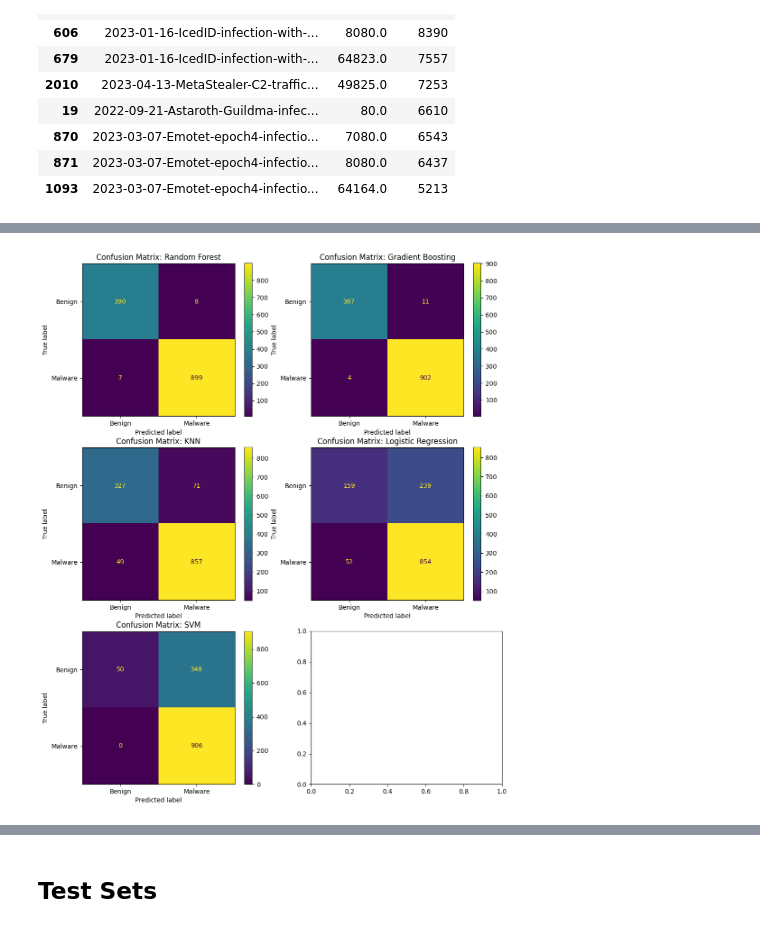
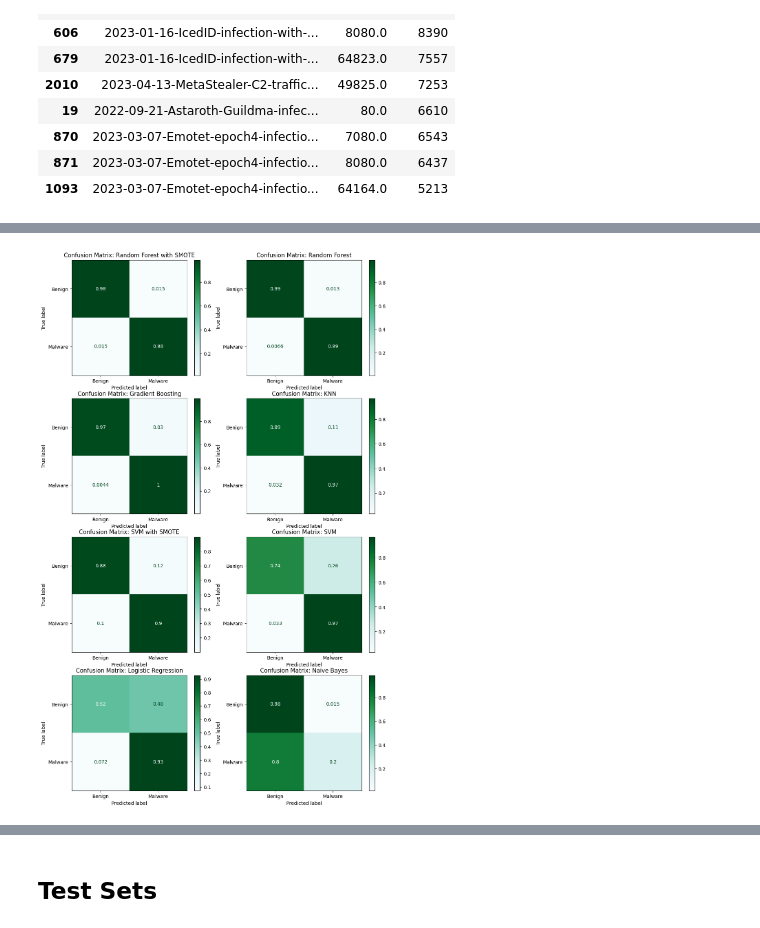
Before and after one commit to khannay/mdetect, a Jupyter notebook: nbs/00_core.ipynb, the cells around one changed output, grey strips where cells are left out. Drawn from its saved outputs; the diff is of its cells as text; code cells hidden in the pictures.

```diff
--- a/nbs/00_core.ipynb
+++ b/nbs/00_core.ipynb
@@ -885,6 +866,0 @@ features_names  += ['src_port', 'dst_port', 'protocol'] + ['header_' + str(i) fo
-# %%
-
-Xm = np.vstack([collect_flow_stats(f) for f in malware_files])
-Xb = np.vstack([collect_flow_stats(f) for f in benign_files])
-X = np.vstack([Xm, Xb])
-y = np.array([1] * Xm.shape[0] + [0] * Xb.shape[0])
@@ -890,0 +916,2 @@ y = np.array([1] * Xm.shape[0] + [0] * Xb.shape[0])
+# %%
+X,y = load_training_validation(MPATH, BPATH, load=True, save=True)
@@ -1017,13 +1063,26 @@ def evaluate(candidate: ModelCandidate, # sklearn Classifier to evaluate
 
     candidate.model = model
     return ModelMetrics(candidate, **metrics)
+# %%
+svm_pipe = imbPipeline([('resample', SMOTENC(categorical_features=[8,9,10])),
+                        ('scaler', StandardScaler()),
+                        ('model', SVC(random_state=42, probability=True, kernel='rbf'))
+                        ])
+
+rf_pipe = imbPipeline([('resample', SMOTENC(categorical_features=[8,9,10])),
+                       ('model', RandomForestClassifier(n_estimators = 30, random_state=42)),
+                       ])
 # %%
 
-candidate_models = [ ModelCandidate(RandomForestClassifier(n_estimators=30, random_state=42), "Random Forest"),
+candidate_models = [ ModelCandidate(rf_pipe, "Random Forest with SMOTE"),
+                    ModelCandidate(RandomForestClassifier(n_estimators=30, random_state=42), "Random Forest"),
                     ModelCandidate(GradientBoostingClassifier(n_estimators=300, learning_rate=1.0, max_depth=1, random_state=42), "Gradient Boosting"),
-                    ModelCandidate(LogisticRegression(max_iter=10_000), "Logistic Regression"),
-                    ModelCandidate(SVC(random_state=42, probability=True), "SVM"),
-                    ModelCandidate(KNeighborsClassifier(n_neighbors=3), "KNN"),
+                    ModelCandidate(Pipeline([('scaler', StandardScaler()), ('model', SVC(random_state=42, probability=True, kernel='rbf'))]), "SVM"),
+                    ModelCandidate(Pipeline([('scaler', StandardScaler()), ('model', KNeighborsClassifier(n_neighbors=3))]), "KNN"),
+                    ModelCandidate(Pipeline([('scaler', StandardScaler()), ('model', LogisticRegression(max_iter=10_000))]), "Logistic Regression"),
+                    ModelCandidate(Pipeline([('scaler', StandardScaler()), ('model', GaussianNB())]), "Naive Bayes"),
+                    ModelCandidate(svm_pipe, "SVM with SMOTE"),
+                        #MLPClassifier(random_state=42, max_iter=10_000, hidden_layer_sizes=(8,16)), "Neural Network")
                     ]
 # %%
 # Instantiate model
@@ -1033,12 +1092,12 @@ fit_models = [evaluate(model, X_train, y_train, X_test, y_test) for model in can
 # sort the fit models by their auc score
 fit_models.sort(key=lambda x: x.auc_score, reverse=True)
 # %%
-fig, ax = plt.subplots(3,2, figsize = (12,15), squeeze=False)
+fig, ax = plt.subplots(4,2, figsize = (12,20), squeeze=False)
 
 for idx, model in enumerate(fit_models):
     model.plot_confusion_matrix(ax=fig.axes[idx])
 # %% [output]
-[figure, old version]
+[figure, new version]
 # %%
 for fitmodel in fit_models:
     fitmodel.plot_roc_curve(X_test, y_test, ax=plt.gca())
```
Also changed, not shown: parts of 39 cells of this notebook, 25 other files.
